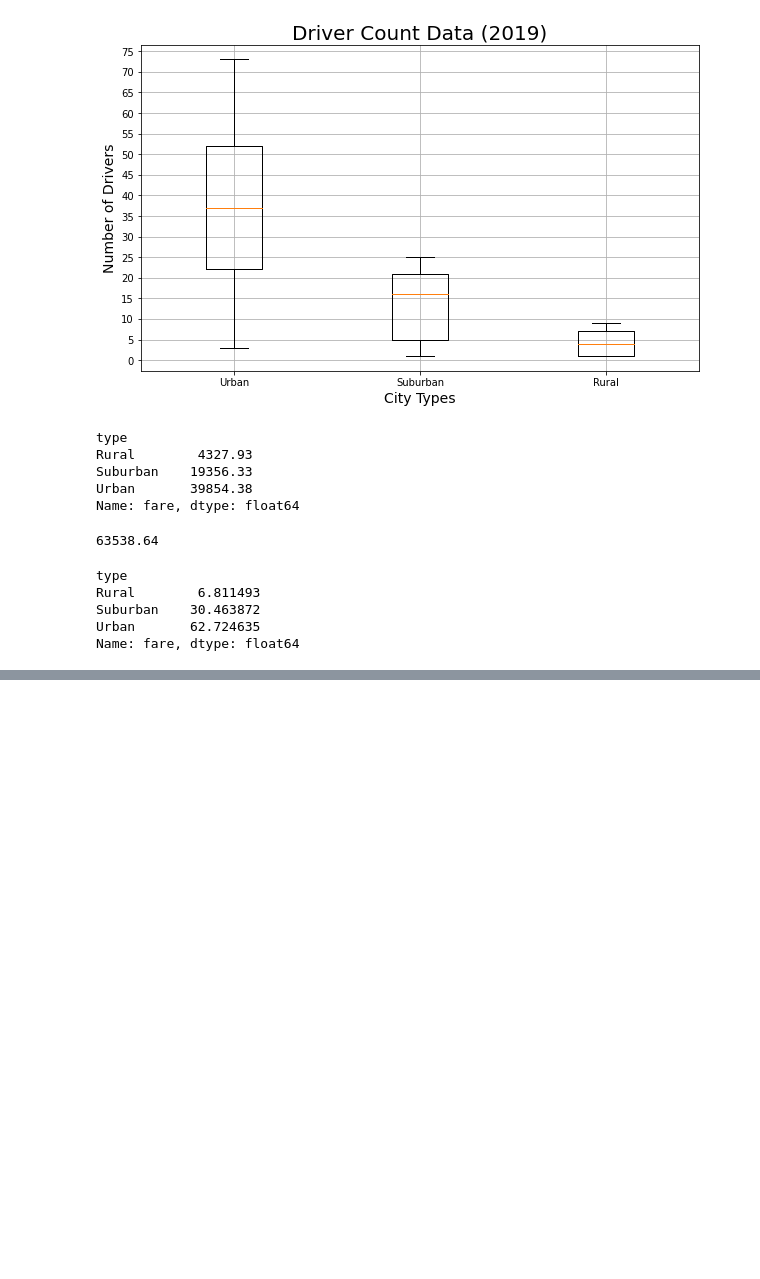
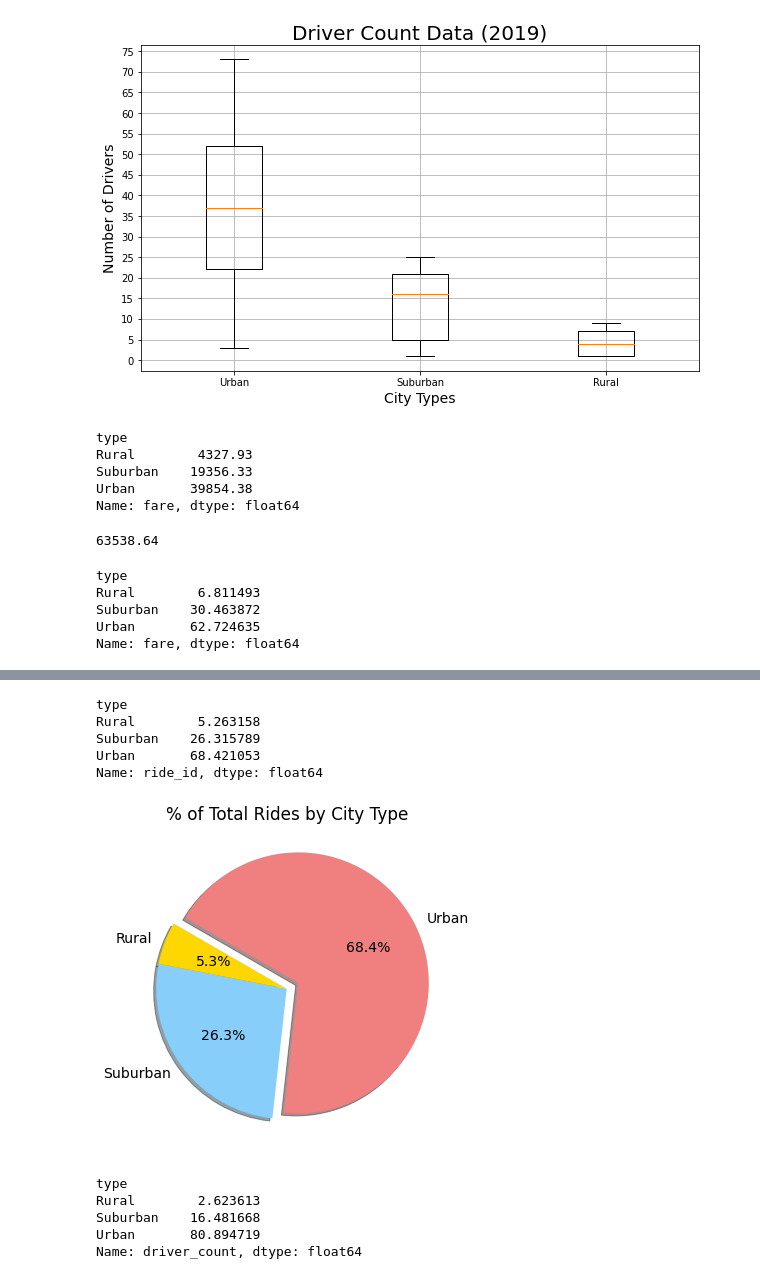
Before and after one commit to bweirich/PyBer_Analysis, a Jupyter notebook: PyBer.ipynb, the cells around one changed output, grey strips where cells are left out. Cells and saved outputs as stored; diff of their text form; code cells hidden in the pictures; blank space fills up the shorter version.

Commit message:
Updated file with pie chart and images

```diff
--- a/PyBer.ipynb
+++ b/PyBer.ipynb
@@ -764,0 +765,36 @@ plt.show()
+# %%
+# Get percentage of rides by city type
+ride_percentage = pyber_data_df.groupby(['type']).count()['ride_id'] / pyber_data_df.ride_id.count() * 100
+ride_percentage
+# %% [output]
+type
+Rural        5.263158
+Suburban    26.315789
+Urban       68.421053
+Name: ride_id, dtype: float64
+# %%
+# Build percentage of rides by city type piechart
+plt.subplots(figsize=(10,6))
+plt.pie(ride_percentage,
+        labels=['Rural', 'Suburban', 'Urban'],
+        colors=['gold', 'lightskyblue', 'lightcoral'],
+        explode=[0,0, 0.1],
+        autopct='%0.1f%%',
+        shadow=True,
+        startangle=150)
+plt.title('% of Total Rides by City Type')
+mpl.rcParams['font.size'] = 14
+plt.savefig('Resources/Analysis/Fig6.png')
+plt.show()
+# %% [output]
+[figure, added]
+# %%
+# Get percentage of drivers by city type
+driver_percent = city_data_df.groupby(['type']).sum()['driver_count'] / city_data_df['driver_count'].sum() * 100
+driver_percent
+# %% [output]
+type
+Rural        2.623613
+Suburban    16.481668
+Urban       80.894719
+Name: driver_count, dtype: float64
```
Also changed, not shown: parts of 2 cells of this notebook, 3 other files.
